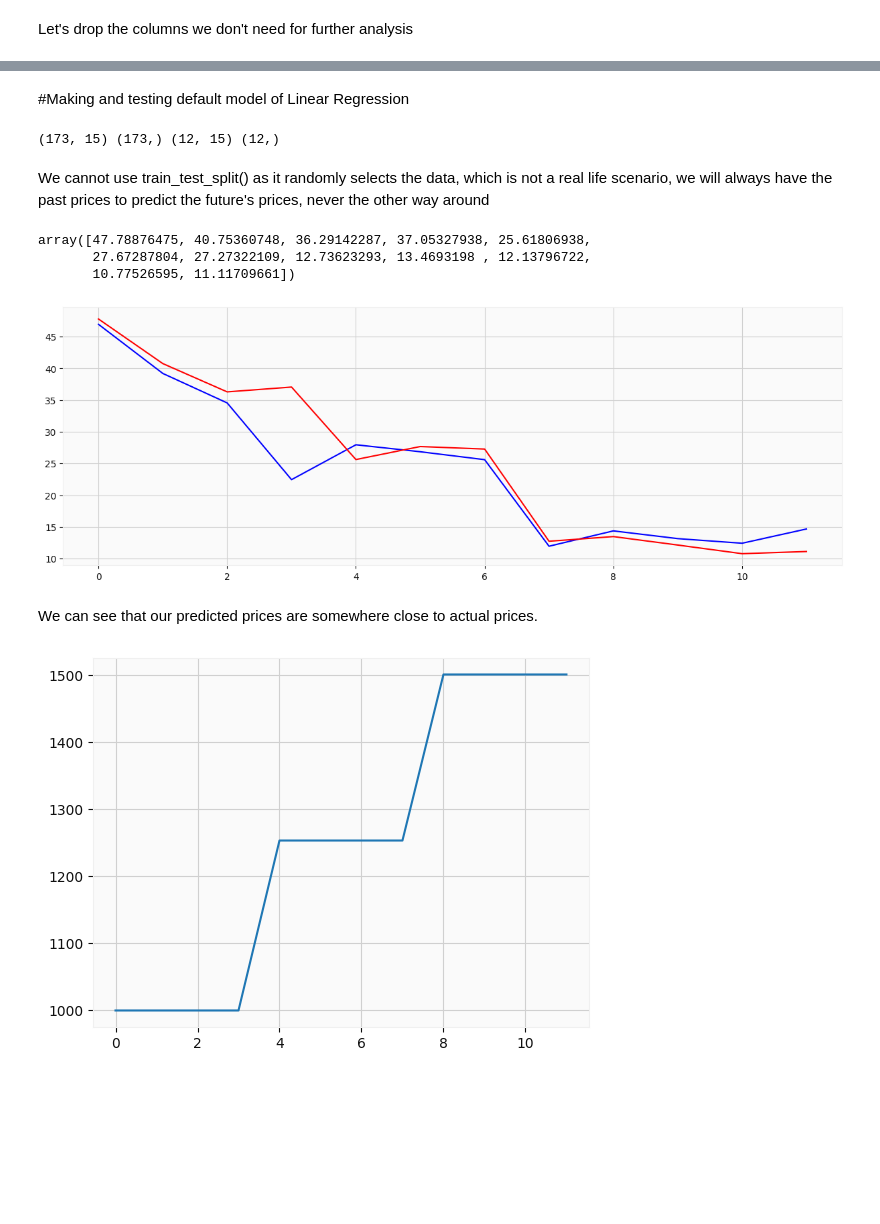
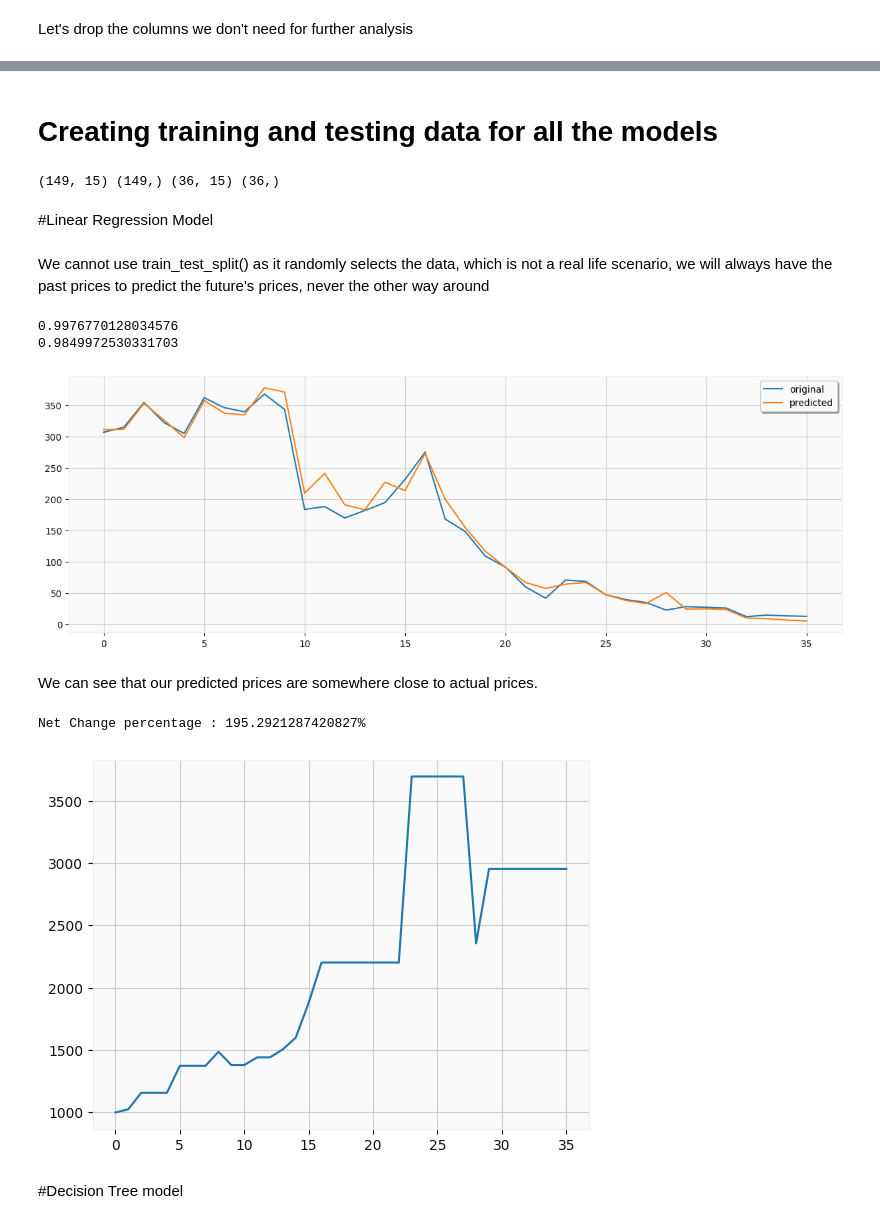
Before and after one commit to Mihirgupta2001/Regression---Capstone-Project, a Jupyter notebook: Regresssion_Capstone_project.ipynb, the cells around one changed output, grey strips where cells are left out. Cells and saved outputs as stored; diff of their text form; code cells hidden in the pictures; blank space fills up the shorter version.

Commit message:
Trained various models

```diff
--- a/Regresssion_Capstone_project.ipynb
+++ b/Regresssion_Capstone_project.ipynb
@@ -179,7 +176,8 @@ Although it can be observed tht market was forming its bottom around 10, having
 We are predicting tommorow's data using today's data so let's shift the close data bny 1 to avoid data leakage into our model
 # %%
 #Shifting our data by 1
-df.shift(1)
+df = df.shift(1)
+df
 # %% [output]
 |  | Open | High | Low | Close |
 | Date |  |  |  |  |
@@ -431,42 +447,48 @@ df
+# %% [markdown]
+# Creating training and testing data for all the models
+# %%
+# defining our x and y values
+y = df['Close']
+x = df.drop(columns = ['Close'])
+
+# defining our training and testing data
+num_test = 36
+x_train = x[:-1*num_test]
+y_train = y[:-1*num_test]
+x_test= x[-1*num_test:]
+y_test= y[-1*num_test:]
+
+print(x_train.shape, y_train.shape, x_test.shape, y_test.shape)
+# %% [output]
+(149, 15) (149,) (36, 15) (36,)
 # %% [markdown]
-#Making and testing default model of Linear Regression
+#Linear Regression Model
-# %%
-#Importing our model from library
-from sklearn.linear_model import LinearRegression
-
-# defining our x and y values
-y = df['Close']
-x = df.drop(['Close'],axis=1).values
-
-# defining our training and testing data
-num_test = 12
-x_train = x[:-1*num_test]
-y_train = y[:-1*num_test]
-x_test= x[-1*num_test:]
-y_test= y[-1*num_test:]
-
-print(x_train.shape, y_train.shape, x_test.shape, y_test.shape)
-# %% [output]
-(173, 15) (173,) (12, 15) (12,)
 # %% [markdown]
 We cannot use train_test_split() as it randomly selects the data, which is not a real life scenario, we will always have the past prices to predict the future's prices, never the other way around
 # %%
+#Importing our model from library
+from sklearn.linear_model import LinearRegression
+
 # defining model
 model = LinearRegression()
 model = model.fit(x_train,y_train)
-preds = model.predict(x_test)
-preds
+y_pred=model.predict(x_test)
-# %% [output]
-array([47.78876475, 40.75360748, 36.29142287, 37.05327938, 25.61806938,
-       27.67287804, 27.27322109, 12.73623293, 13.4693198 , 12.13796722,
-       10.77526595, 11.11709661])
+# %%
+print(model.score(x_train, y_train))
+print(model.score(x_test,y_test))
+# %% [output]
+0.9976770128034576
+0.9849972530331703
 # %%
 # Comparing predicted price with the actual price
 plt.figure(figsize=(15,5))
-plt.plot(range(len(y_test)),y_test,'blue')
-plt.plot(range(len(preds)),preds,'red')
+x_ax = range(len(y_test))
+plt.plot(x_ax, y_test, label="original")
+plt.plot(x_ax, y_pred, label="predicted")
+plt.legend(loc='best',fancybox=True, shadow=True)
+plt.grid(True)
 plt.show()
 # %% [output]
-[figure, old version]
+[figure, new version]
 # %% [markdown]
 We can see that our predicted prices are somewhere close to actual prices.
@@ -487,5 +495,8 @@ def backtest(opens, closes, preds, start = 1000,threshold = 0):
 # %%
-# checking our account balance if we made trade when our predicted positive gain is more than 10%
-backtest(x_test.T[0],y_test,preds,1000,0.1)
+# checking our account balance if we made trade, everytime our model predicted that the price will go up
+backtest(np.array(x_test).T[0],y_test,y_pred,1000,0)
 # %% [output]
+Net Change percentage : 195.2921287420827%
-[figure, old version]
+[figure, new version]
+# %% [markdown]
+#Decision Tree model
```
Also changed, not shown: parts of 24 cells of this notebook.
